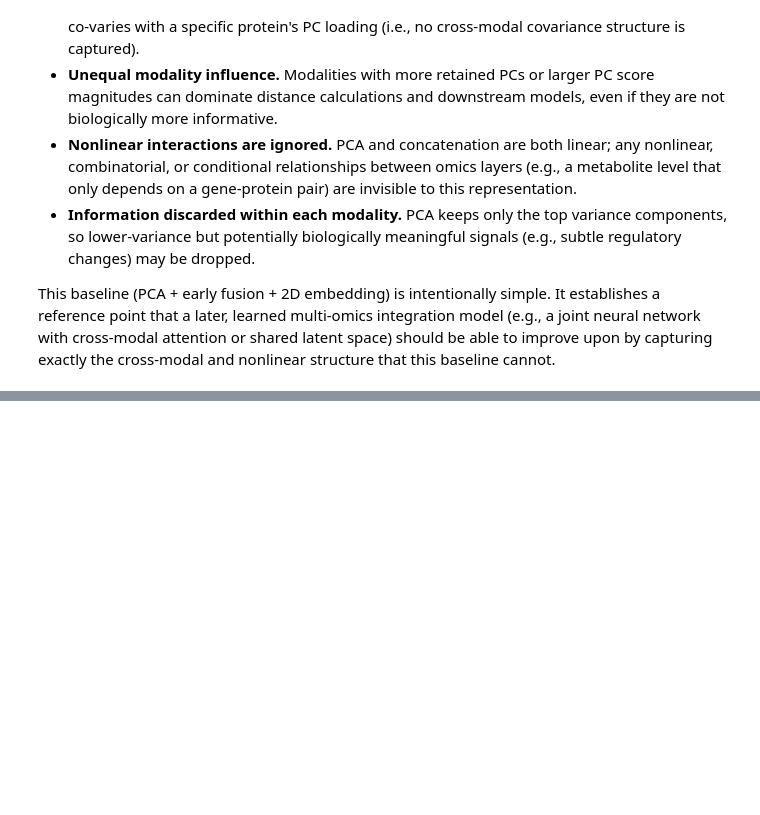
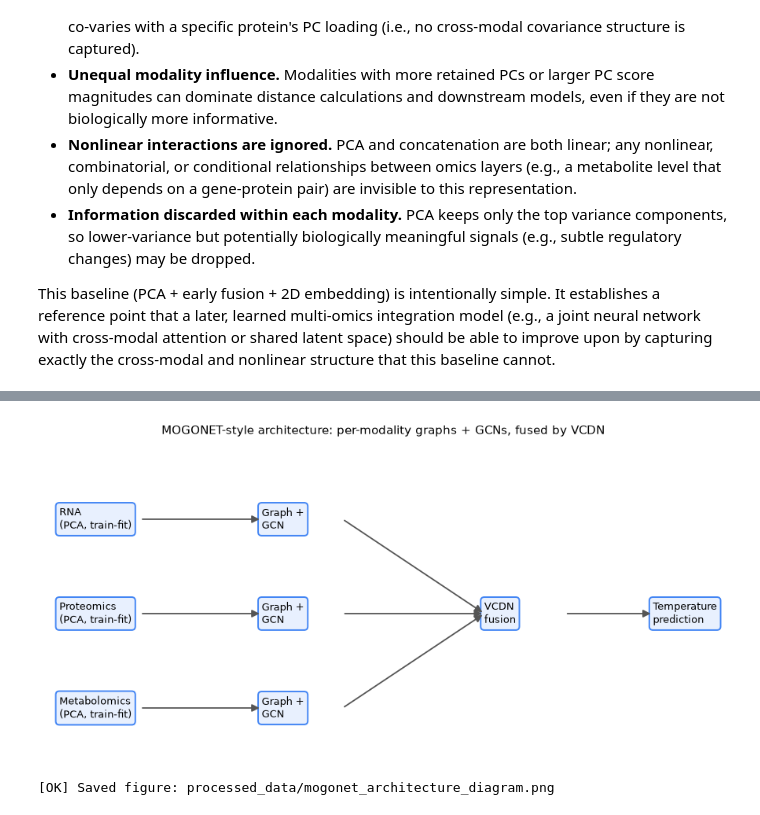
Before and after one commit to abhijnarc/Ai-PlantOmics, a Jupyter notebook: plant_multiomics_wallomics_preprocessing.ipynb, the cells around one changed output, grey strips where cells are left out. Drawn from its saved outputs; the diff is of its cells as text; code cells hidden in the pictures; blank space fills up the shorter version.

```diff
--- a/plant_multiomics_wallomics_preprocessing.ipynb
+++ b/plant_multiomics_wallomics_preprocessing.ipynb
@@ -980,0 +1366,38 @@ structure that this baseline cannot.
+# %%
+# ============================================================================
+# Figure 2: Simple architecture diagram
+# ============================================================================
+fig, ax = plt.subplots(figsize=(9, 4.5))
+ax.axis("off")
+
+boxes = {
+    "RNA":        (0.02, 0.75, "RNA\n(PCA, train-fit)"),
+    "Prot":       (0.02, 0.45, "Proteomics\n(PCA, train-fit)"),
+    "Met":        (0.02, 0.15, "Metabolomics\n(PCA, train-fit)"),
+    "GCN_RNA":    (0.32, 0.75, "Graph +\nGCN"),
+    "GCN_Prot":   (0.32, 0.45, "Graph +\nGCN"),
+    "GCN_Met":    (0.32, 0.15, "Graph +\nGCN"),
+    "VCDN":       (0.65, 0.45, "VCDN\nfusion"),
+    "Pred":       (0.90, 0.45, "Temperature\nprediction"),
+}
+box_style = dict(boxstyle="round,pad=0.35", fc="#e8f0fe", ec="#4285f4", lw=1.4)
+for key, (x, y0, label) in boxes.items():
+    ax.text(x, y0, label, ha="left", va="center", fontsize=9.5, bbox=box_style, transform=ax.transAxes)
+
+arrow_style = dict(arrowstyle="-|>", color="#555555", lw=1.3, mutation_scale=14)
+pairs = [("RNA", "GCN_RNA"), ("Prot", "GCN_Prot"), ("Met", "GCN_Met"),
+         ("GCN_RNA", "VCDN"), ("GCN_Prot", "VCDN"), ("GCN_Met", "VCDN"), ("VCDN", "Pred")]
+for a, b in pairs:
+    xa, ya, _ = boxes[a]
+    xb, yb, _ = boxes[b]
+    ax.annotate("", xy=(xb, yb), xytext=(xa + 0.12, ya), xycoords="axes fraction",
+                textcoords="axes fraction", arrowprops=arrow_style)
+
+ax.set_title("MOGONET-style architecture: per-modality graphs + GCNs, fused by VCDN", fontsize=11)
+plt.tight_layout()
+plt.savefig(f"{DATA_DIR}/mogonet_architecture_diagram.png", dpi=150, bbox_inches="tight")
+plt.show()
+print(f"[OK] Saved figure: {DATA_DIR}/mogonet_architecture_diagram.png")
+# %% [output]
+[figure, added]
+[OK] Saved figure: processed_data/mogonet_architecture_diagram.png
```
Also changed, not shown: parts of 44 cells of this notebook, 23 other files.
